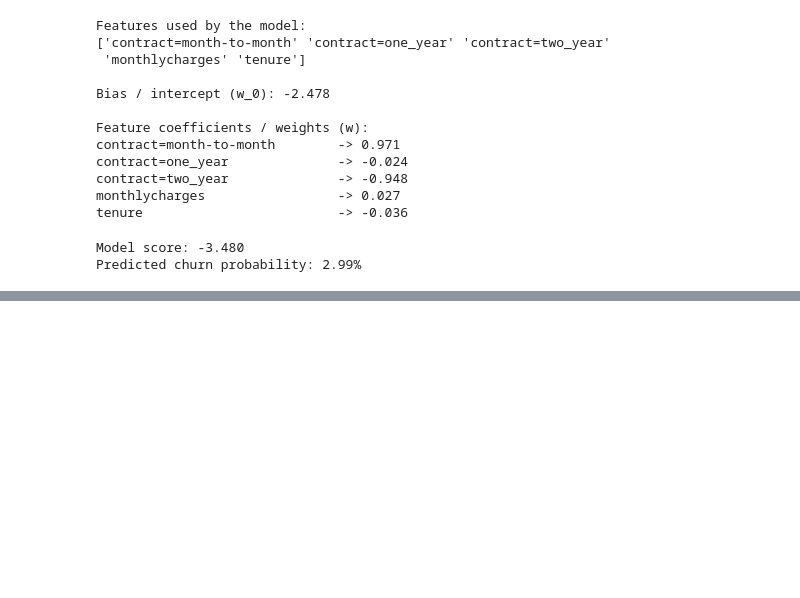
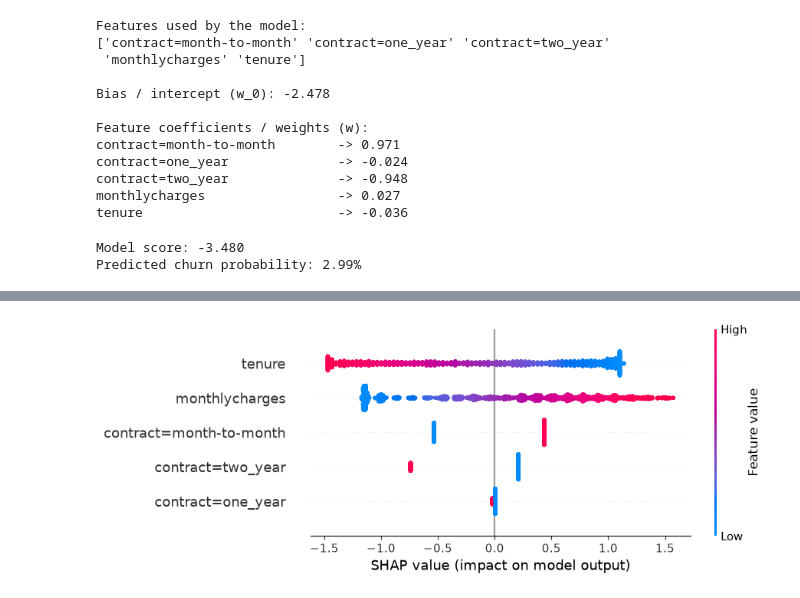
Before and after one commit to besteekmen/ML-ZoomCamp-Outputs, a Jupyter notebook: module3_classification/module3.ipynb, the cells around one changed output, grey strips where cells are left out. Saved outputs shown, nothing was run; the diff lists cells and outputs as text; code cells hidden in the pictures; blank space fills up the shorter version.

```diff
--- a/module3_classification/module3.ipynb
+++ b/module3_classification/module3.ipynb
@@ -830,0 +926,4 @@ Predicted churn probability: 2.99%
+# %%
+shap.plots.beeswarm(shap_values)
+# %% [output]
+[figure, added]
```
Also changed, not shown: parts of 15 cells of this notebook.
